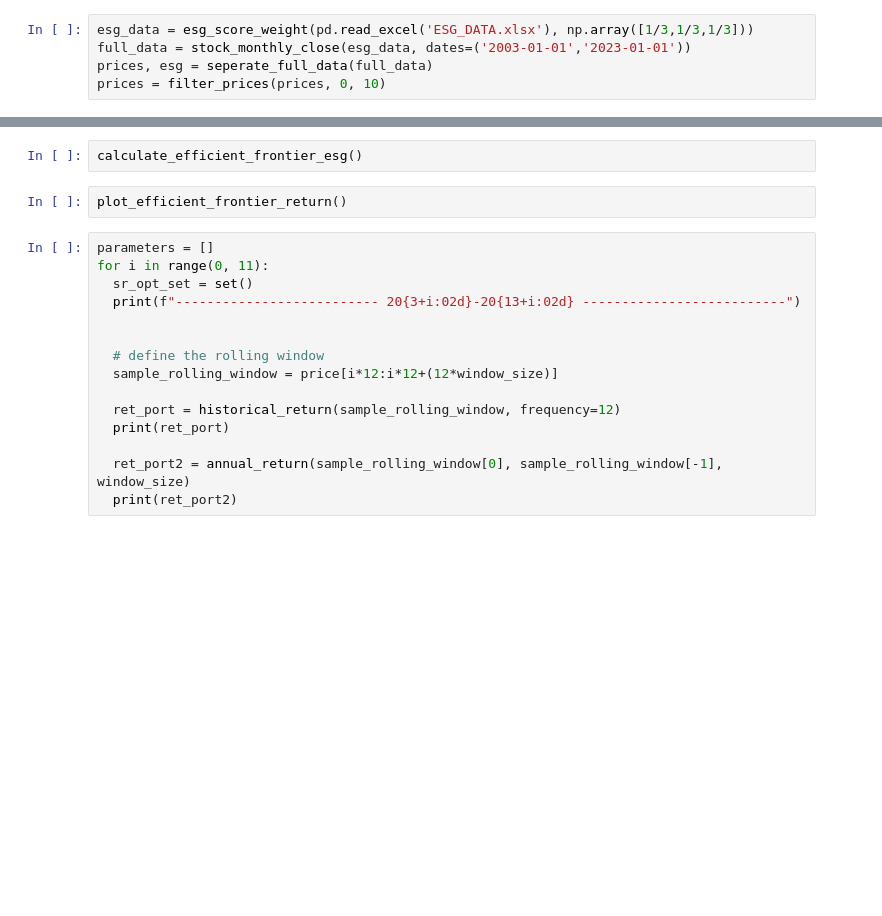
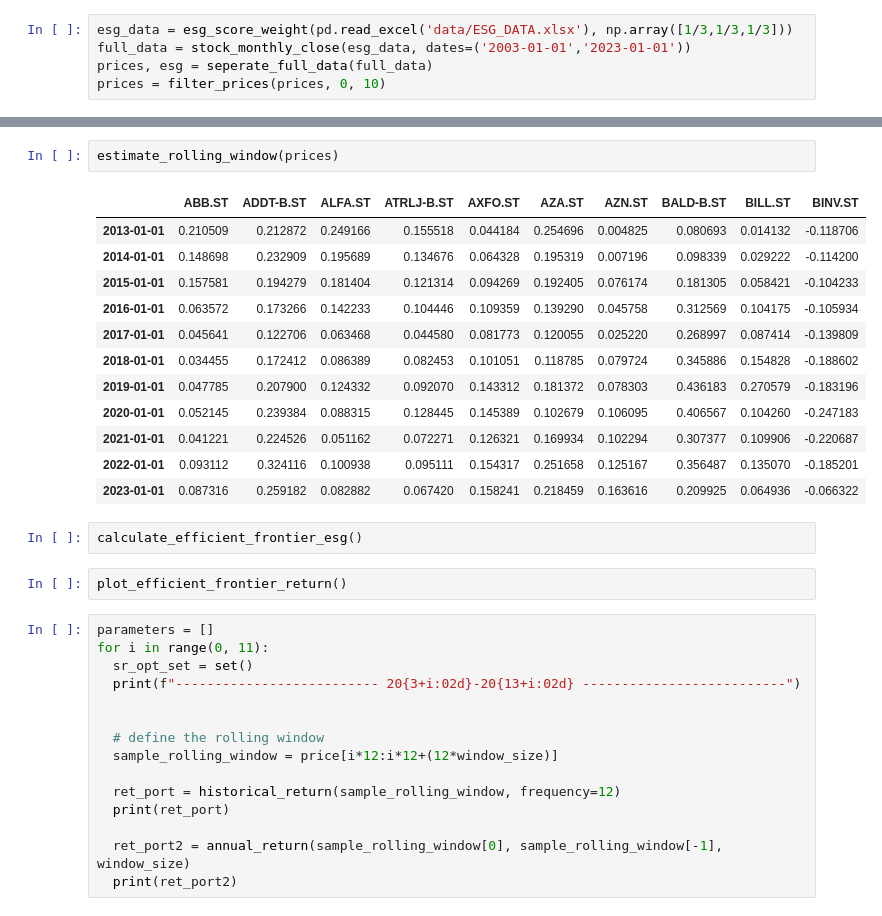
Before and after one commit to NicolaiVArends/BachelorThesis, a Jupyter notebook: optimising_portfolio.ipynb, the cells around one changed output, grey strips where cells are left out. Saved outputs shown, nothing was run; the diff lists cells and outputs as text; blank space fills up the shorter version.

```diff
--- a/optimising_portfolio.ipynb
+++ b/optimising_portfolio.ipynb
@@ -9,5 +57,5 @@ from scipy.optimize import Bounds, LinearConstraint
 # %%
-esg_data = esg_score_weight(pd.read_excel('ESG_DATA.xlsx'), np.array([1/3,1/3,1/3]))
+esg_data = esg_score_weight(pd.read_excel('data/ESG_DATA.xlsx'), np.array([1/3,1/3,1/3]))
 full_data = stock_monthly_close(esg_data, dates=('2003-01-01','2023-01-01'))
 prices, esg = seperate_full_data(full_data)
 prices = filter_prices(prices, 0, 10)
@@ -16,3 +78,18 @@ plot_cummulative_portfolio_returns(prices)
+# %%
+estimate_rolling_window(prices)
+# %% [output]
+|  | ABB.ST | ADDT-B.ST | ALFA.ST | ATRLJ-B.ST | AXFO.ST | AZA.ST | AZN.ST | BALD-B.ST | BILL.ST | BINV.ST |
+| 2013-01-01 | 0.210509 | 0.212872 | 0.249166 | 0.155518 | 0.044184 | 0.254696 | 0.004825 | 0.080693 | 0.014132 | -0.118706 |
+| 2014-01-01 | 0.148698 | 0.232909 | 0.195689 | 0.134676 | 0.064328 | 0.195319 | 0.007196 | 0.098339 | 0.029222 | -0.114200 |
+| 2015-01-01 | 0.157581 | 0.194279 | 0.181404 | 0.121314 | 0.094269 | 0.192405 | 0.076174 | 0.181305 | 0.058421 | -0.104233 |
+| 2016-01-01 | 0.063572 | 0.173266 | 0.142233 | 0.104446 | 0.109359 | 0.139290 | 0.045758 | 0.312569 | 0.104175 | -0.105934 |
+| 2017-01-01 | 0.045641 | 0.122706 | 0.063468 | 0.044580 | 0.081773 | 0.120055 | 0.025220 | 0.268997 | 0.087414 | -0.139809 |
+| 2018-01-01 | 0.034455 | 0.172412 | 0.086389 | 0.082453 | 0.101051 | 0.118785 | 0.079724 | 0.345886 | 0.154828 | -0.188602 |
+| 2019-01-01 | 0.047785 | 0.207900 | 0.124332 | 0.092070 | 0.143312 | 0.181372 | 0.078303 | 0.436183 | 0.270579 | -0.183196 |
+| 2020-01-01 | 0.052145 | 0.239384 | 0.088315 | 0.128445 | 0.145389 | 0.102679 | 0.106095 | 0.406567 | 0.104260 | -0.247183 |
+| 2021-01-01 | 0.041221 | 0.224526 | 0.051162 | 0.072271 | 0.126321 | 0.169934 | 0.102294 | 0.307377 | 0.109906 | -0.220687 |
+| 2022-01-01 | 0.093112 | 0.324116 | 0.100938 | 0.095111 | 0.154317 | 0.251658 | 0.125167 | 0.356487 | 0.135070 | -0.185201 |
+| 2023-01-01 | 0.087316 | 0.259182 | 0.082882 | 0.067420 | 0.158241 | 0.218459 | 0.163616 | 0.209925 | 0.064936 | -0.066322 |
 # %%
 calculate_efficient_frontier_esg()
 # %%
```
Also changed, not shown: parts of 5 cells of this notebook, 1 other file.
